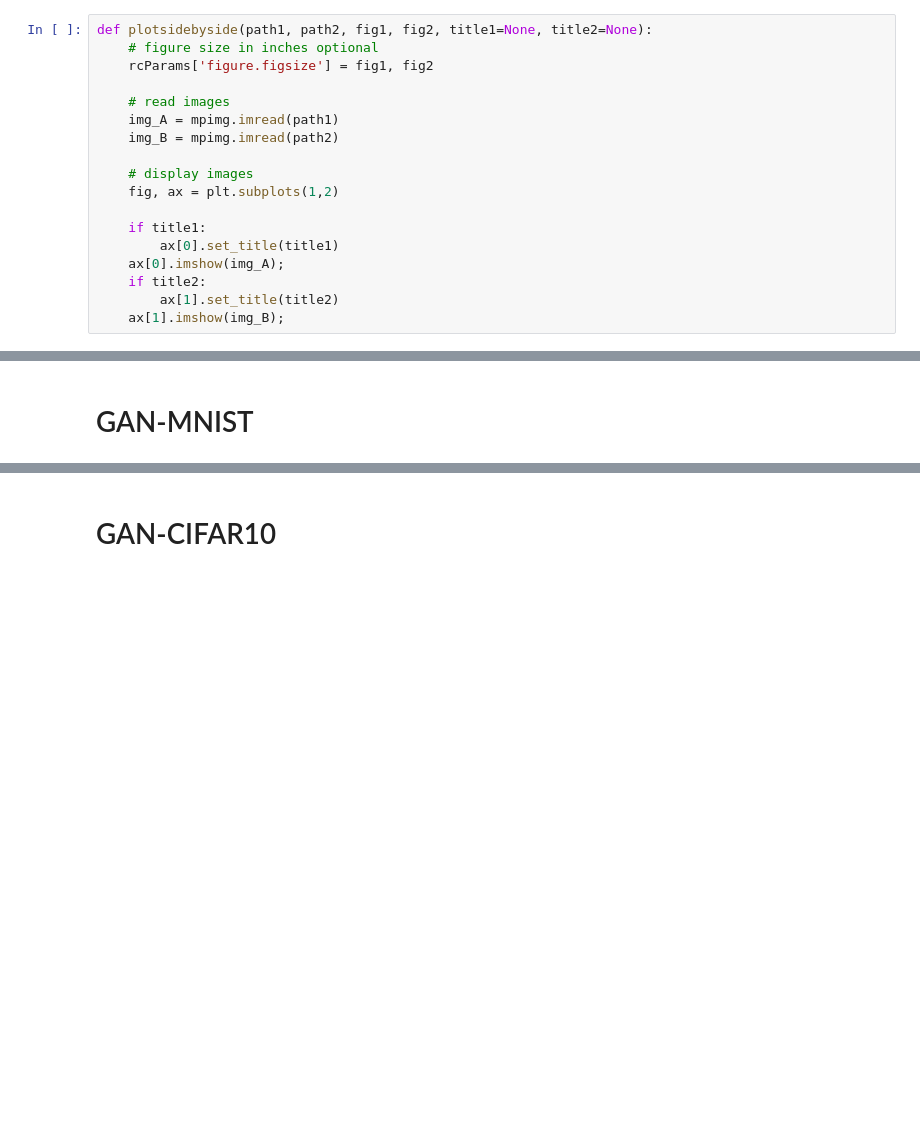
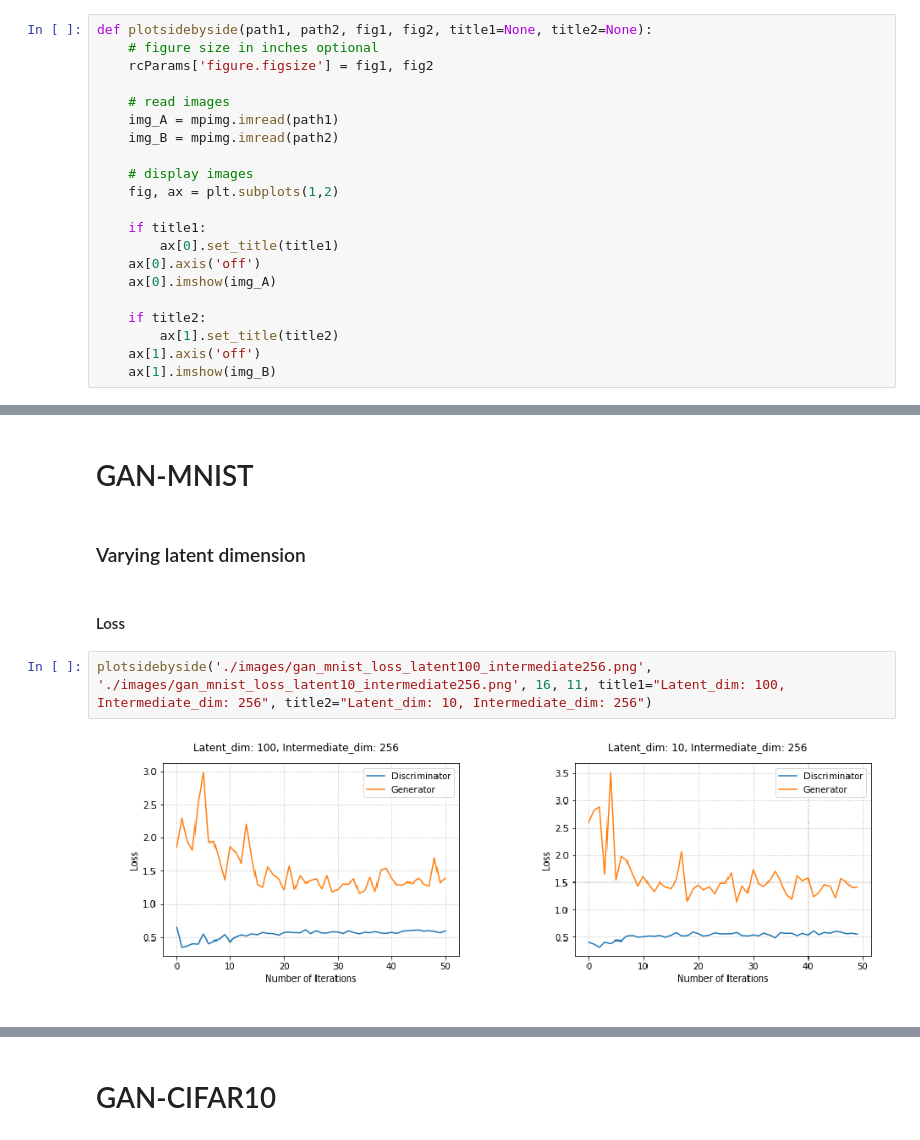
Before and after one commit to sofa13/csi5138_a4, a Jupyter notebook: Report.ipynb, the cells around one changed output, grey strips where cells are left out. Cells and saved outputs as stored; diff of their text form; blank space fills up the shorter version.

Commit message:
Complete GAN-MNIST.

```diff
--- a/Report.ipynb
+++ b/Report.ipynb
@@ -26,10 +26,13 @@ def plotsidebyside(path1, path2, fig1, fig2, title1=None, title2=None):
 
     if title1:
         ax[0].set_title(title1)
-    ax[0].imshow(img_A);
+    ax[0].axis('off')
+    ax[0].imshow(img_A)
+
     if title2:
         ax[1].set_title(title2)
-    ax[1].imshow(img_B);
+    ax[1].axis('off')
+    ax[1].imshow(img_B)
 # %% [markdown]
 # VAE-MNIST
 # %% [markdown]
@@ -100,3 +103,11 @@ Image(filename='./images/vae_cifar10_gallery_latent2_intermediate512.png')
 [figure]
 # %% [markdown]
 # GAN-MNIST
+# %% [markdown]
+### Varying latent dimension
+# %% [markdown]
+#### Loss
+# %%
+plotsidebyside('./images/gan_mnist_loss_latent100_intermediate256.png', './images/gan_mnist_loss_latent10_intermediate256.png', 16, 11, title1="Latent_dim: 100, Intermediate_dim: 256", title2="Latent_dim: 10, Intermediate_dim: 256")
+# %% [output]
+[figure, added]
```
Also changed, not shown: parts of 19 cells of this notebook, 1 other file.
